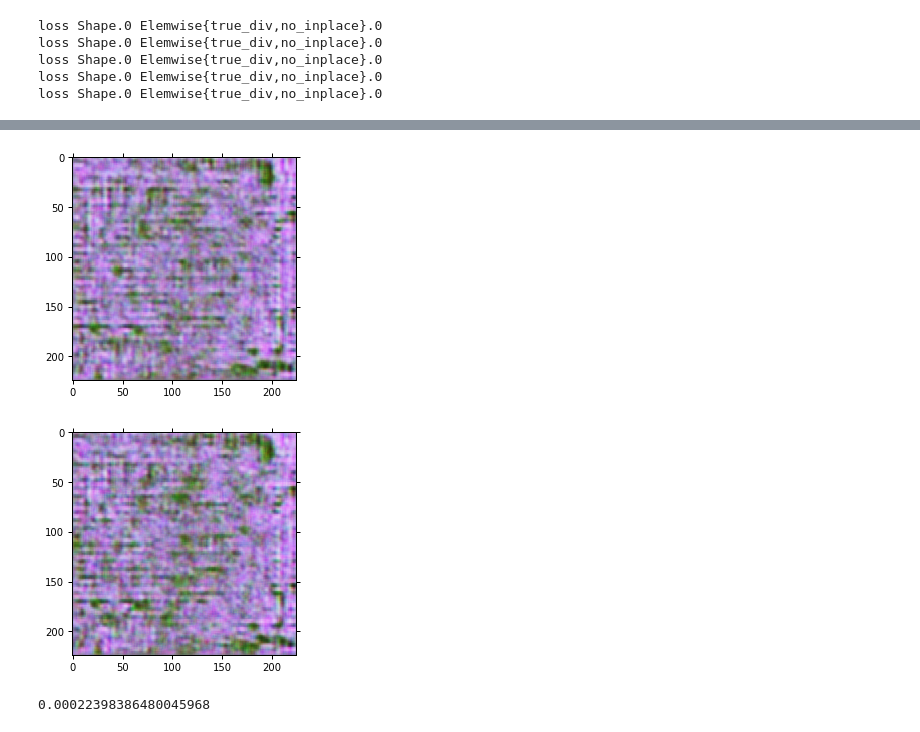
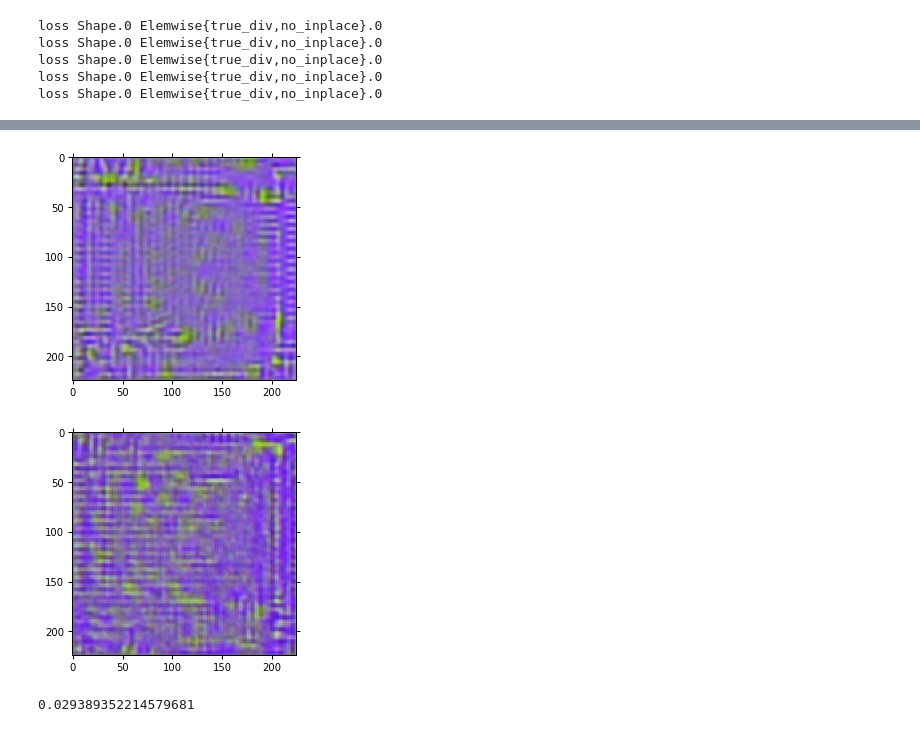
Before and after one commit to aliasvishnu/Generative-Style-Transfer, a Jupyter notebook: GNST.ipynb, the cells around one changed output, grey strips where cells are left out. Drawn from its saved outputs; the diff is of its cells as text; code cells hidden in the pictures.

```diff
--- a/GNST.ipynb
+++ b/GNST.ipynb
@@ -95,21 +95,21 @@ inputs = Input(shape=( 224*224*3, ))
 x1 = Dense(500, activation = 'tanh', init = 'glorot_uniform')(inputs)
 
 # Layer 2
-x = Dense(64*56*56, activation = 'tanh', init = 'glorot_uniform')(x1)
+x = Dense(64*7*7, activation = 'tanh', init = 'glorot_uniform')(x1)
 x = BatchNormalization()(x)
-x = Reshape((64, 56, 56))(x)
+x = Reshape((64, 7, 7))(x)
 
 # Layer 3
 x = UpSampling2D(size = (2, 2))(x) #shape is (16, 14, 14)
 x = Convolution2D(32, 5, 5, border_mode = 'same', activation = 'tanh')(x)
 
 # # Layer 4
-# x = UpSampling2D(size = (2, 2))(x) #shape is (16, 28, 28)
-# x = Convolution2D(32, 5, 5, border_mode = 'same', activation = 'tanh')(x)
+x = UpSampling2D(size = (2, 2))(x) #shape is (16, 28, 28)
+x = Convolution2D(32, 5, 5, border_mode = 'same', activation = 'relu')(x)
 
 # # Layer 5
-# x = UpSampling2D(size = (4, 4))(x) #shape is (16, 112, 112)
-# x = Convolution2D(32, 5, 5, border_mode = 'same', activation = 'tanh')(x)
+x = UpSampling2D(size = (4, 4))(x) #shape is (16, 112, 112)
+x = Convolution2D(32, 5, 5, border_mode = 'same', activation = 'relu')(x)
 
 # Layer 6
 x = UpSampling2D(size = (2, 2))(x) # 28, 28 -> 224, 224
@@ -126,13 +126,14 @@ outp_vgg = vgg_model.output
 
 
 fl = ['block1_conv1', 'block2_conv1','block3_conv1', 'block4_conv1',
-                  'block5_conv1']
+                  'block5_conv1', 'block4_conv2']
 
 ot = dict([(layer.name, layer.output) for layer in vgg_model.layers])
 
 #content
-# val = K.function([vgg_model.input], [vgg_model.layers[13].output])
-# content = val(inputs)
+subModel = Model(input = vgg_model.input, output = ot[fl[5]])
+inp = Reshape((3, 224, 224))(inputs)
+val = subModel(inp)
 
 outputs = [ot[fl[0]], ot[fl[1]], ot[fl[2]], ot[fl[3]], ot[fl[4]]]
 
@@ -140,9 +141,10 @@ outputs = [ot[fl[0]], ot[fl[1]], ot[fl[2]], ot[fl[3]], ot[fl[4]]]
 disc_model = Model(input = vgg_model.input, output = outputs)
 vgg_out = disc_model(out)
 
-fin_model = Model(input = inputs, output = vgg_out)
+
+fin_model = Model(input = inputs, output = [val] + vgg_out)
 # %%
-fin_model.compile(loss = [get_loss, get_loss, get_loss, get_loss, get_loss],
+fin_model.compile(loss = [c_loss, get_loss, get_loss, get_loss, get_loss, get_loss],
                   optimizer = 'adam')
 # %% [output]
 loss Shape.0 Elemwise{true_div,no_inplace}.0
@@ -158,18 +160,23 @@ inp = np.array(jpgfile.getdata())
 inp = inp.swapaxes(0, 1)
 inp = np.reshape(inp, (1, 3, 224, 224))
 
-trainY2 = disc_model.predict([inp * 1.0/256])
-# print trainY2.shape
+styleY = disc_model.predict([inp/256.0])
 
 # import Image
 jpgfile = Image.open("building.jpg")
 inp = np.array(jpgfile.getdata())
 inp = inp.swapaxes(0, 1)
-trainX = np.reshape(np.ra, (3, 224, 224))
-# trainX = disc_model.predict([inp])
 
+trainX = np.reshape(inp, (3, 224, 224))
 trainX2 = np.reshape(trainX, (1, np.product(trainX.shape)))
 trainX3 = trainX2/256.0
+
+contentY = subModel.predict(np.reshape(inp, (1, 3, 224, 224)))
+# %%
+trainY2 = []
+trainY2.append(contentY)
+for i in range(len(styleY)):
+    trainY2.append(styleY[i])
 # %%
 fin_model.fit(trainX3, trainY2, nb_epoch = 100, verbose = 1)
 # %% [output]
@@ -194,11 +184,11 @@ Epoch 100/100
 # %%
-img = generative_model.predict(np.reshape(np.random.rand(3*224*224), (1, -1)))
+img = generative_model.predict(trainX3)
 img = img[0]
 imgA = img.swapaxes(0, 2).swapaxes(0, 1)
 plt.imshow(imgA)
 plt.show()
 # %% [output]
-[figure, old version]
+[figure, new version]
 # %%
 img = generative_model.predict(np.reshape(np.random.rand(3*224*224), (1, -1)))
 img = img[0]
@@ -206,8 +196,8 @@ imgB = img.swapaxes(0, 2).swapaxes(0, 1)
 plt.imshow(imgB)
 plt.show()
 # %% [output]
-[figure, old version]
+[figure, new version]
 # %%
-np.linalg.norm(imgB-imgA)/np.product(imgA.shape)
+np.linalg.norm(imgB-imgA)/np.product(imgA.shape)*256
 # %% [output]
-0.00022398386480045968
+0.029389352214579681
```
Also changed, not shown: parts of 2 cells of this notebook.
